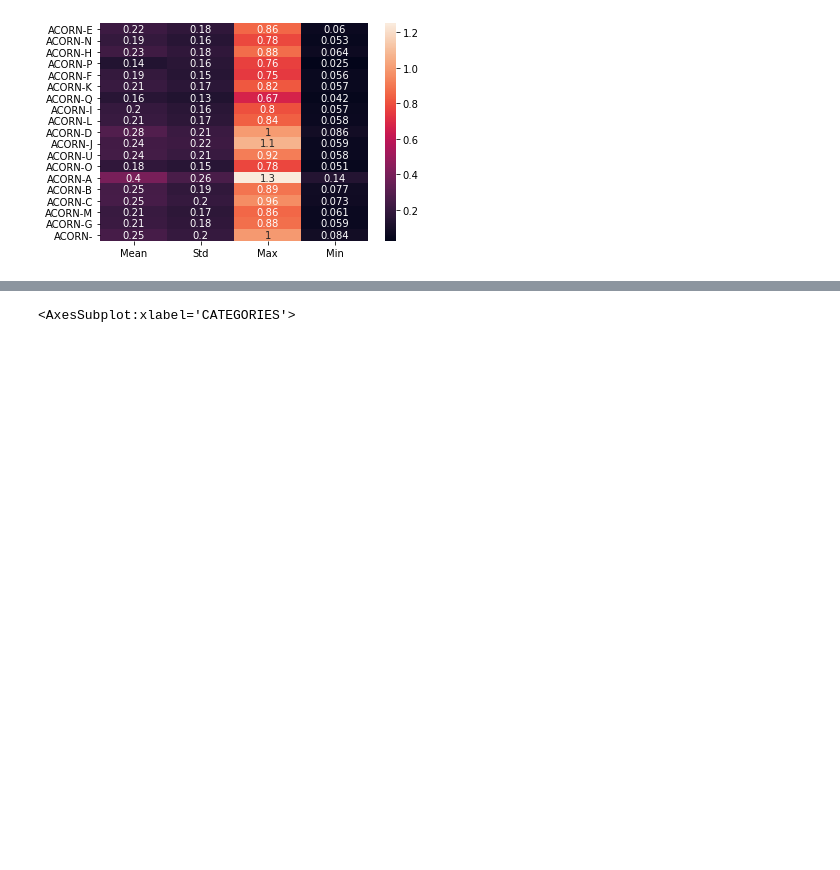
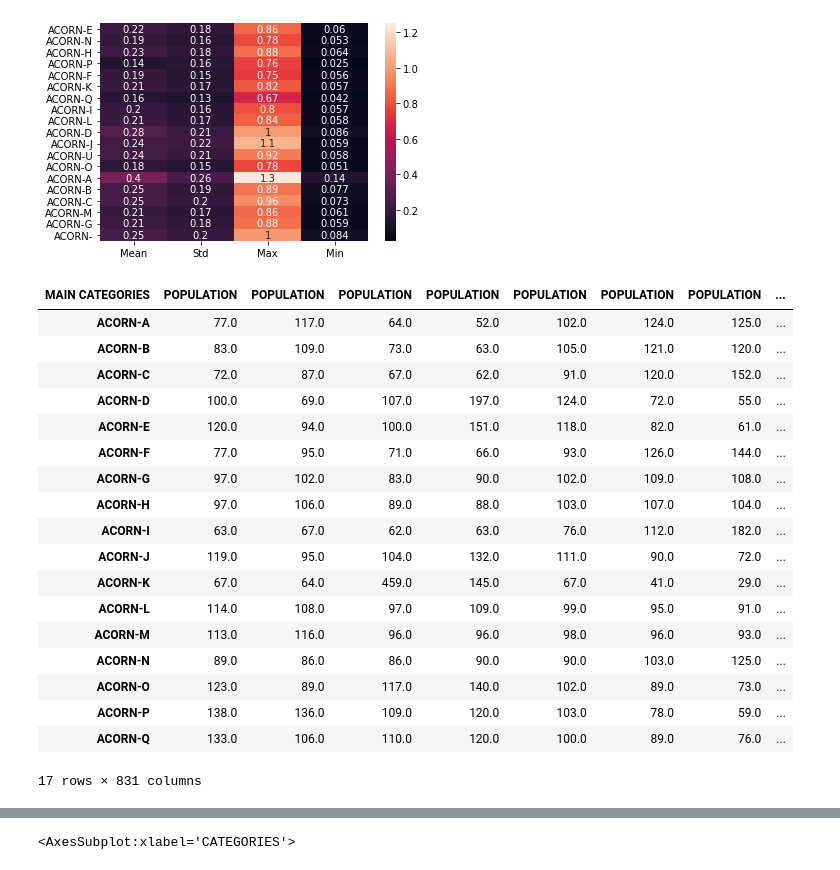
Before and after one commit to K4Ling/CS512, a Jupyter notebook: DataMerge.ipynb, the cells around one changed output, grey strips where cells are left out. Saved outputs shown, nothing was run; the diff lists cells and outputs as text; code cells hidden in the pictures; blank space fills up the shorter version.

```diff
--- a/DataMerge.ipynb
+++ b/DataMerge.ipynb
@@ -315 +379,24 @@ for acorn in acorn_per_type.index:
         #print(acorn_per_type.at[acorn,'Mean'])
+# %%
+# even higher level props?
+acorn_props_t
+# %% [output]
+| MAIN CATEGORIES | POPULATION | POPULATION | POPULATION | POPULATION | POPULATION | POPULATION | POPULATION | ... |
+| ACORN-A | 77.0 | 117.0 | 64.0 | 52.0 | 102.0 | 124.0 | 125.0 | ... |
+| ACORN-B | 83.0 | 109.0 | 73.0 | 63.0 | 105.0 | 121.0 | 120.0 | ... |
+| ACORN-C | 72.0 | 87.0 | 67.0 | 62.0 | 91.0 | 120.0 | 152.0 | ... |
+| ACORN-D | 100.0 | 69.0 | 107.0 | 197.0 | 124.0 | 72.0 | 55.0 | ... |
+| ACORN-E | 120.0 | 94.0 | 100.0 | 151.0 | 118.0 | 82.0 | 61.0 | ... |
+| ACORN-F | 77.0 | 95.0 | 71.0 | 66.0 | 93.0 | 126.0 | 144.0 | ... |
+| ACORN-G | 97.0 | 102.0 | 83.0 | 90.0 | 102.0 | 109.0 | 108.0 | ... |
+| ACORN-H | 97.0 | 106.0 | 89.0 | 88.0 | 103.0 | 107.0 | 104.0 | ... |
+| ACORN-I | 63.0 | 67.0 | 62.0 | 63.0 | 76.0 | 112.0 | 182.0 | ... |
+| ACORN-J | 119.0 | 95.0 | 104.0 | 132.0 | 111.0 | 90.0 | 72.0 | ... |
+| ACORN-K | 67.0 | 64.0 | 459.0 | 145.0 | 67.0 | 41.0 | 29.0 | ... |
+| ACORN-L | 114.0 | 108.0 | 97.0 | 109.0 | 99.0 | 95.0 | 91.0 | ... |
+| ACORN-M | 113.0 | 116.0 | 96.0 | 96.0 | 98.0 | 96.0 | 93.0 | ... |
+| ACORN-N | 89.0 | 86.0 | 86.0 | 90.0 | 90.0 | 103.0 | 125.0 | ... |
+| ACORN-O | 123.0 | 89.0 | 117.0 | 140.0 | 102.0 | 89.0 | 73.0 | ... |
+| ACORN-P | 138.0 | 136.0 | 109.0 | 120.0 | 103.0 | 78.0 | 59.0 | ... |
+| ACORN-Q | 133.0 | 106.0 | 110.0 | 120.0 | 100.0 | 89.0 | 76.0 | ... |
+17 rows × 831 columns
```
Also changed, not shown: parts of 7 cells of this notebook.
